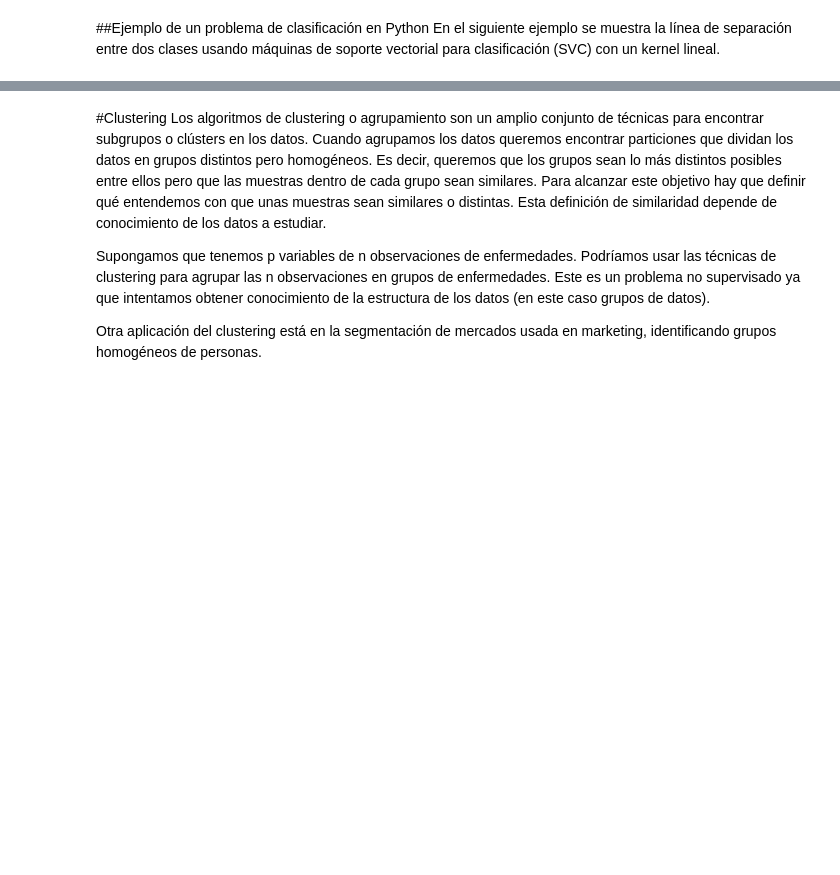
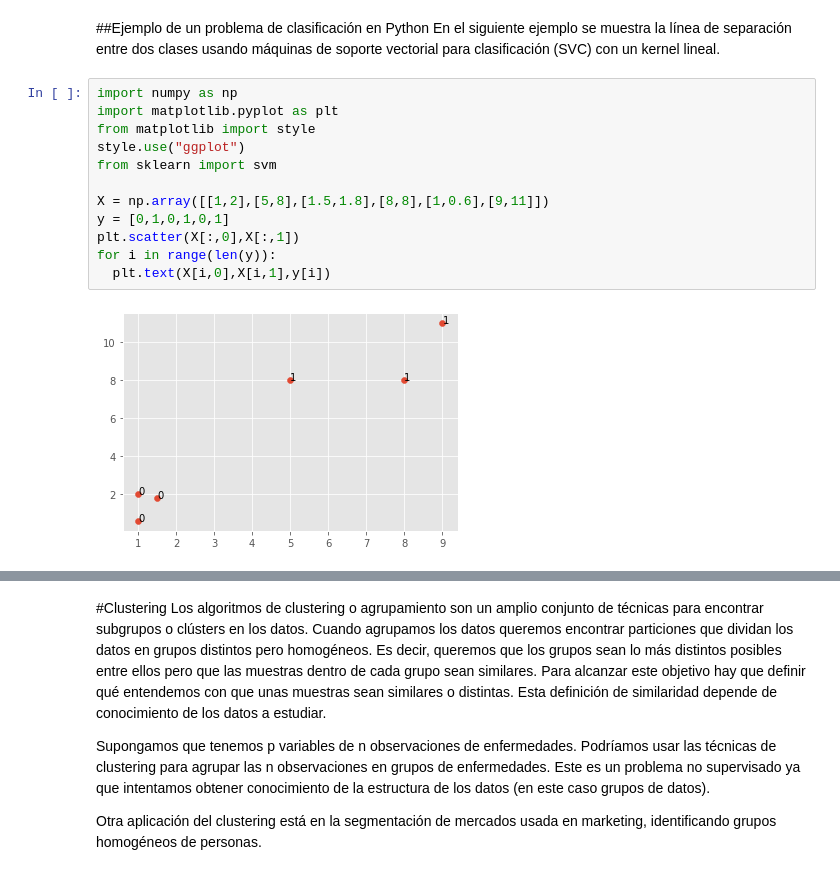
Before and after one commit to mariajogonsan/Curso-de-introduccion-a-Big-Data-Parte-3-nov2021, a Jupyter notebook: 1_Introduccion_a_Machine_Learning.ipynb, the cells around one changed output, grey strips where cells are left out. Drawn from its saved outputs; the diff is of its cells as text; blank space fills up the shorter version.

```diff
--- a/1_Introduccion_a_Machine_Learning.ipynb
+++ b/1_Introduccion_a_Machine_Learning.ipynb
@@ -248,4 +251,18 @@ y los β serán los parámetros que maximicen l(β)
 # %% [markdown]
 ##Ejemplo de un problema de clasificación en Python
 En el siguiente ejemplo se muestra la línea de separación entre dos clases usando máquinas de soporte vectorial para clasificación (SVC) con un kernel lineal.
+# %%
+import numpy as np
+import matplotlib.pyplot as plt
+from matplotlib import style
+style.use("ggplot")
+from sklearn import svm
+
+X = np.array([[1,2],[5,8],[1.5,1.8],[8,8],[1,0.6],[9,11]])
+y = [0,1,0,1,0,1]
+plt.scatter(X[:,0],X[:,1])
+for i in range(len(y)):
+  plt.text(X[i,0],X[i,1],y[i])
+# %% [output]
+[figure, added]
 # %%
```
Also changed, not shown: parts of 11 cells of this notebook.
